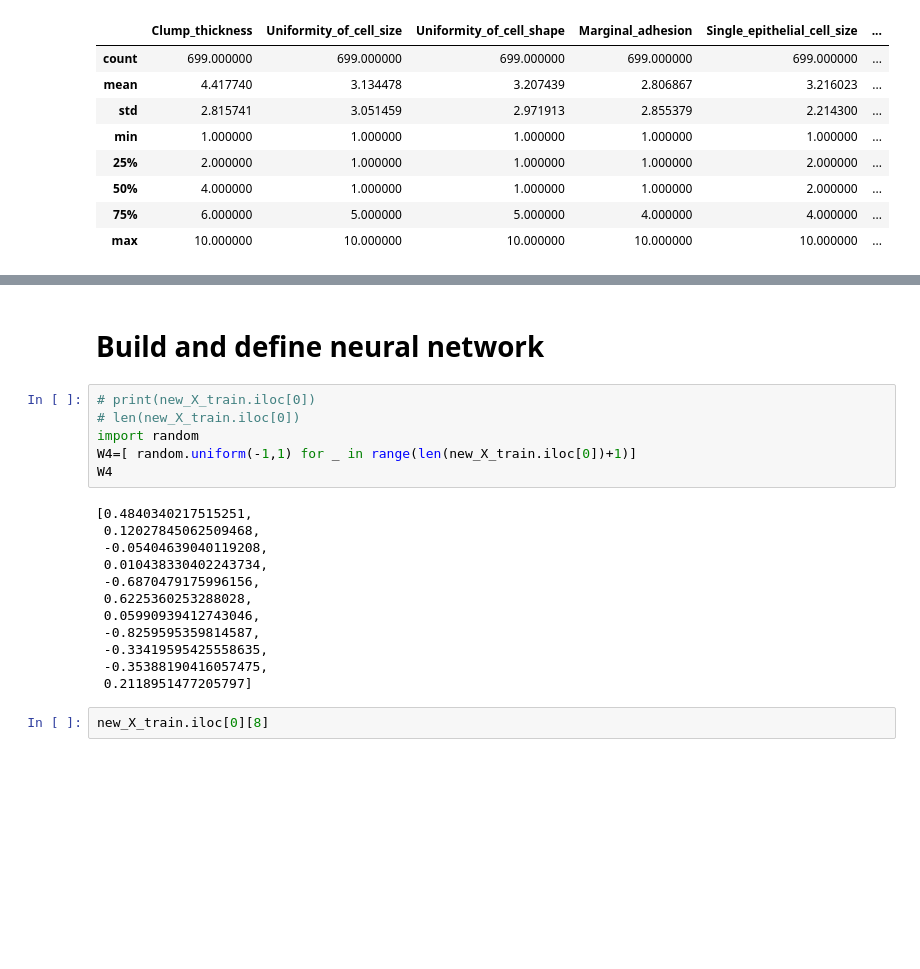
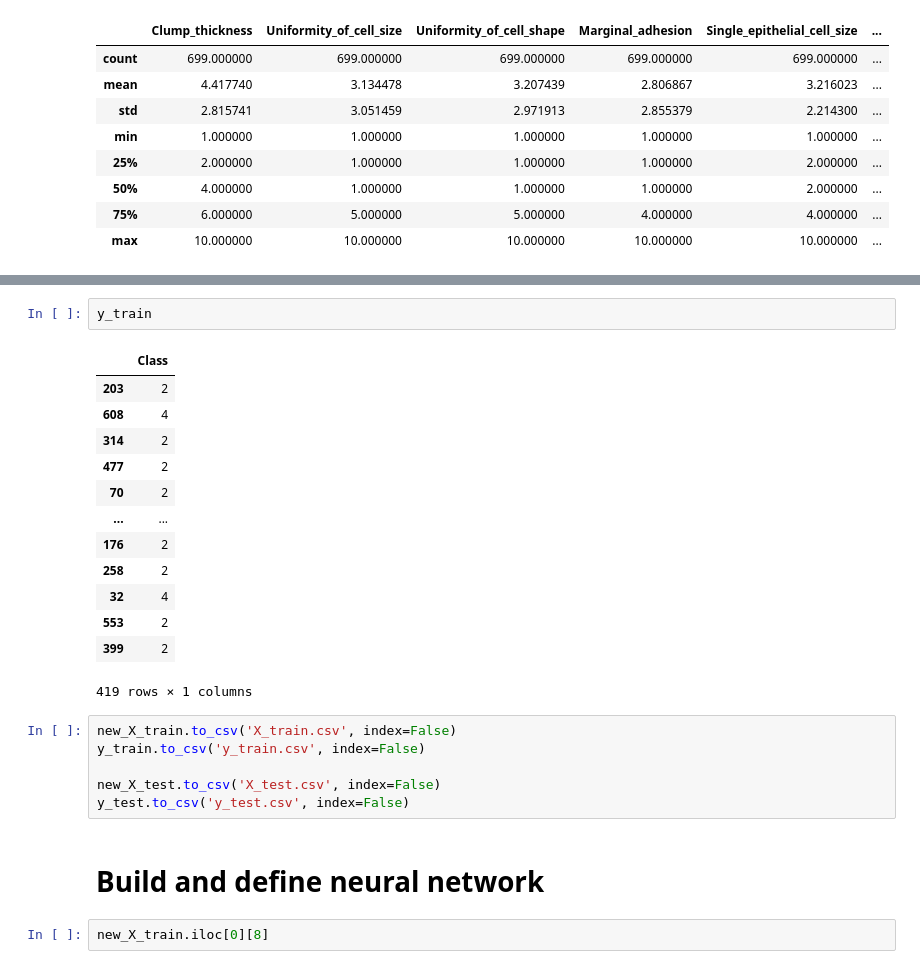
Before and after one commit to andaraiwin/NN, a Jupyter notebook: NeuralNetwork.ipynb, the cells around one changed output, grey strips where cells are left out. Cells and saved outputs as stored; diff of their text form; blank space fills up the shorter version.

```diff
--- a/NeuralNetwork.ipynb
+++ b/NeuralNetwork.ipynb
@@ -136,23 +172,27 @@ new_X_train
+# %%
+y_train
+# %% [output]
+|  | Class |
+| 203 | 2 |
+| 608 | 4 |
+| 314 | 2 |
+| 477 | 2 |
+| 70 | 2 |
+| ... | ... |
+| 176 | 2 |
+| 258 | 2 |
+| 32 | 4 |
+| 553 | 2 |
+| 399 | 2 |
+419 rows × 1 columns
+# %%
+new_X_train.to_csv('X_train.csv', index=False)
+y_train.to_csv('y_train.csv', index=False)
+
+new_X_test.to_csv('X_test.csv', index=False)
+y_test.to_csv('y_test.csv', index=False)
 # %% [markdown]
 # Build and define neural network
-# %%
-# print(new_X_train.iloc[0])
-# len(new_X_train.iloc[0])
-import random
-W4=[ random.uniform(-1,1) for _ in range(len(new_X_train.iloc[0])+1)]
-W4
-# %% [output]
-[0.4840340217515251,
- 0.12027845062509468,
- -0.05404639040119208,
- 0.010438330402243734,
- -0.6870479175996156,
- 0.6225360253288028,
- 0.05990939412743046,
- -0.8259595359814587,
- -0.33419595425558635,
- -0.35388190416057475,
- 0.2118951477205797]
 # %%
 new_X_train.iloc[0][8]
 # %% [output]
```
Also changed, not shown: parts of 42 cells of this notebook, 8 other files.
